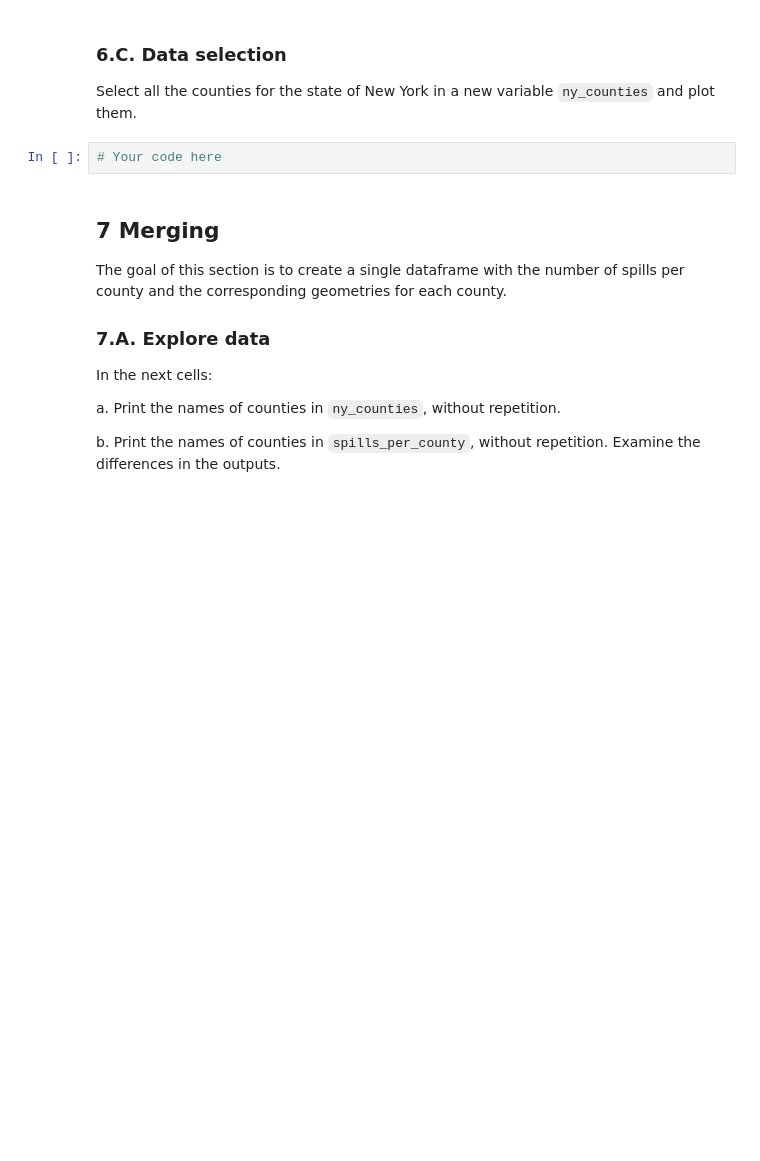
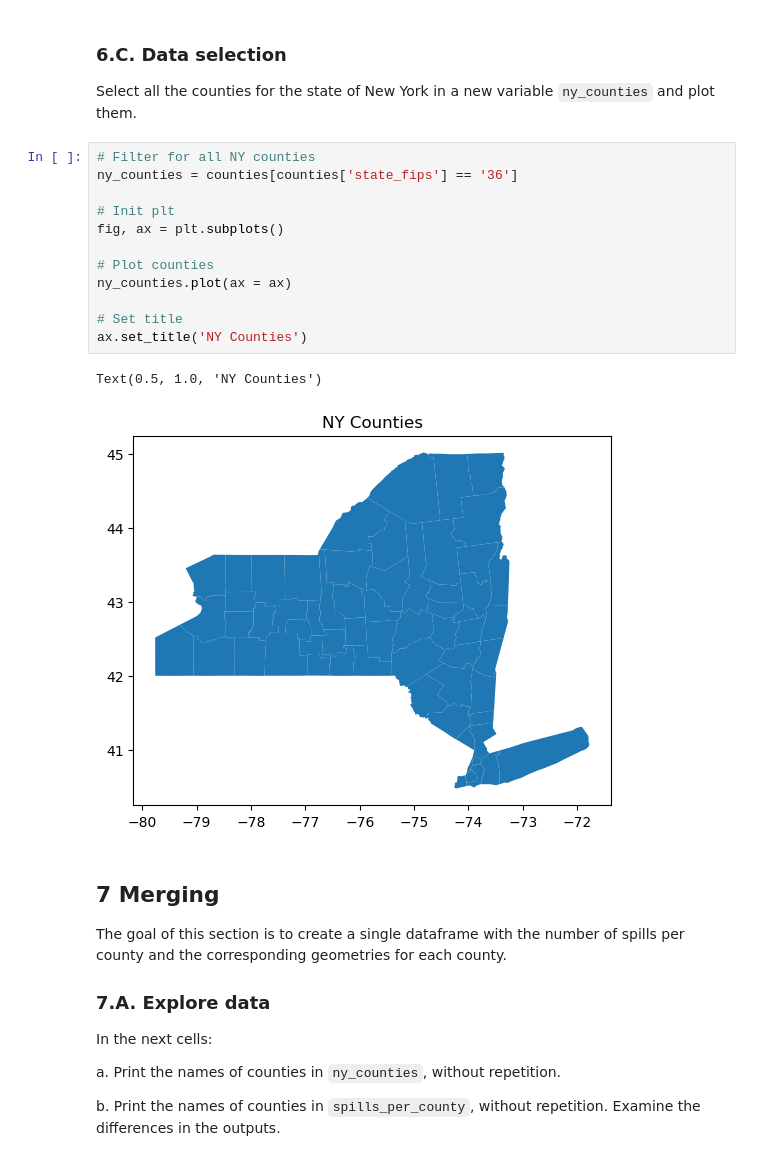
Before and after one commit to silkieMoth/eds220-hwk3, a Jupyter notebook: hwk3-task2-oil-spills.ipynb, the cells around one changed output. Drawn from its saved outputs; the diff is of its cells as text; blank space fills up the shorter version.

```diff
--- a/hwk3-task2-oil-spills.ipynb
+++ b/hwk3-task2-oil-spills.ipynb
@@ -488,8 +498,21 @@ counties = counties.rename(columns = {'STATEFP': 'state_fips',
 ### 6.C. Data selection
 
 Select all the counties for the state of New York in a new variable `ny_counties` and plot them.
-# %%
-# Your code here
+# %%
+# Filter for all NY counties
+ny_counties = counties[counties['state_fips'] == '36']
+
+# Init plt
+fig, ax = plt.subplots()
+
+# Plot counties
+ny_counties.plot(ax = ax)
+
+# Set title
+ax.set_title('NY Counties')
+# %% [output]
+Text(0.5, 1.0, 'NY Counties')
+[figure, added]
 # %% [markdown]
 ## 7 Merging
 
```
Also changed, not shown: parts of 2 cells of this notebook.
